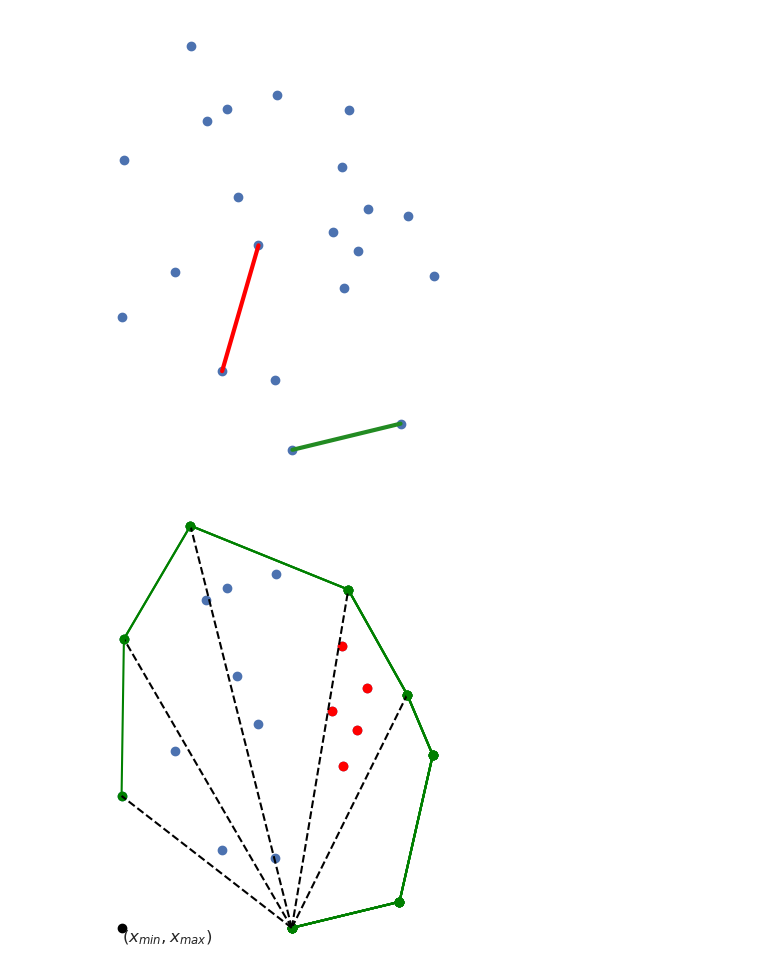
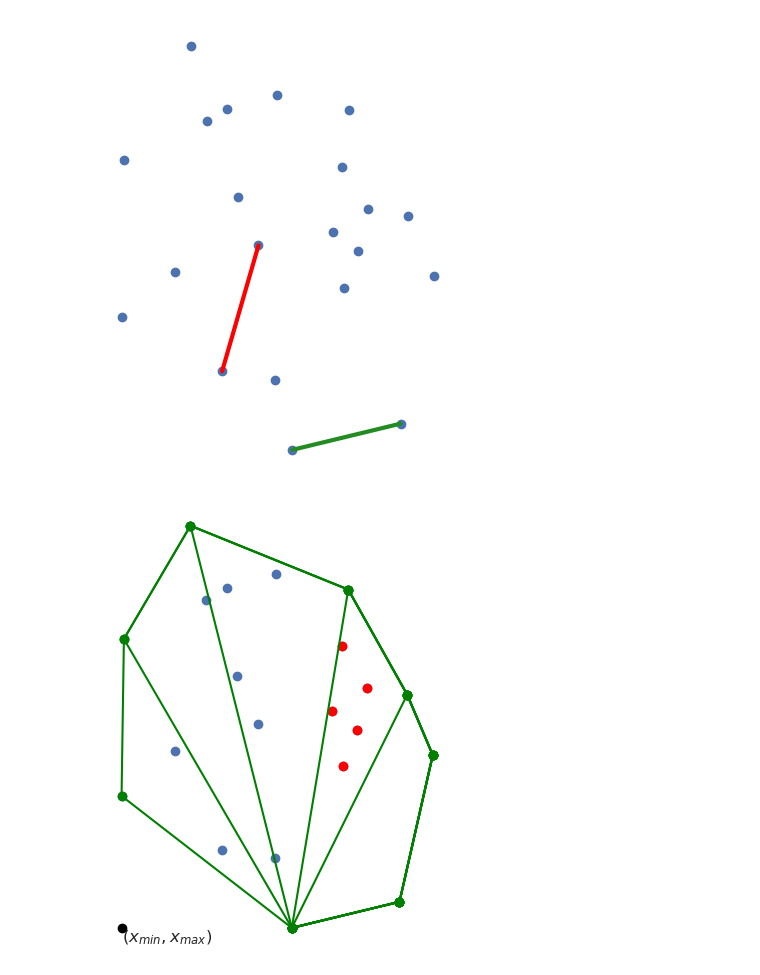
Before and after one commit to mtsodf/algoritmos, a Jupyter notebook: semana03/plots.ipynb, the cells around one changed output. Cells and saved outputs as stored; diff of their text form; code cells hidden in the pictures.

```diff
--- a/semana03/plots.ipynb
+++ b/semana03/plots.ipynb
@@ -141,33 +170,42 @@ ax.set_aspect("equal")
 ## Remove grid and axis
 ax.grid(False)
 ax.axis("off")
 
 plt.savefig("tex/figures/algs/jarvis_0.png")
+tikzplotlib.save("tex/figures/algs/jarvis_0.tex")
 
 xm, ym = np.min(random_points, axis=0)
 ax.scatter([xm], [ym], color="black")
 ax.text(xm, ym, "$(x_{min}, x_{max})$", fontsize=12, verticalalignment="top")
 
+
 plt.savefig("tex/figures/algs/jarvis_1.png")
+tikzplotlib.save("tex/figures/algs/jarvis_1.tex")
 
 tops = [8, 14, 9, 10, 13, 4, 1, 11, 8]
 
 ax.scatter(random_points[tops[:1], 0], random_points[tops[:1], 1], color="green")
 plt.savefig("tex/figures/algs/jarvis_2.png")
 
+tikzplotlib.save("tex/figures/algs/jarvis_2.tex")
+
 for i in range(1, len(tops)):
     ax.scatter(random_points[tops[:i], 0], random_points[tops[:i], 1], color="green")
     ax.plot(random_points[tops[:i], 0], random_points[tops[:i], 1], color="green")
     ps = random_points[[tops[0], tops[i-1]], :]
     if i > 3:
-        ax.plot(ps[:, 0], ps[:, 1], color="black", ls="--")
+        ax.plot(ps[:, 0], ps[:, 1], color="green")
+
+
     if i == 5:
         ps = [2, 5, 7, 12, 20]
         ps = random_points[ps, :]
         ax.scatter(ps[:, 0], ps[:, 1], color="red")
-    plt.savefig(f"tex/figures/algs/jarvis_{i}.png")
+    plt.savefig(f"tex/figures/algs/jarvis_{i+2}.png")
+    tikzplotlib.save(f"tex/figures/algs/jarvis_{i+2}.tex")
 
 plt.tight_layout()
 plt.show()
+plt.close()
 # %% [output]
-[figure, old version]
+[figure, new version]
```
Also changed, not shown: parts of 5 cells of this notebook, 20 other files.
